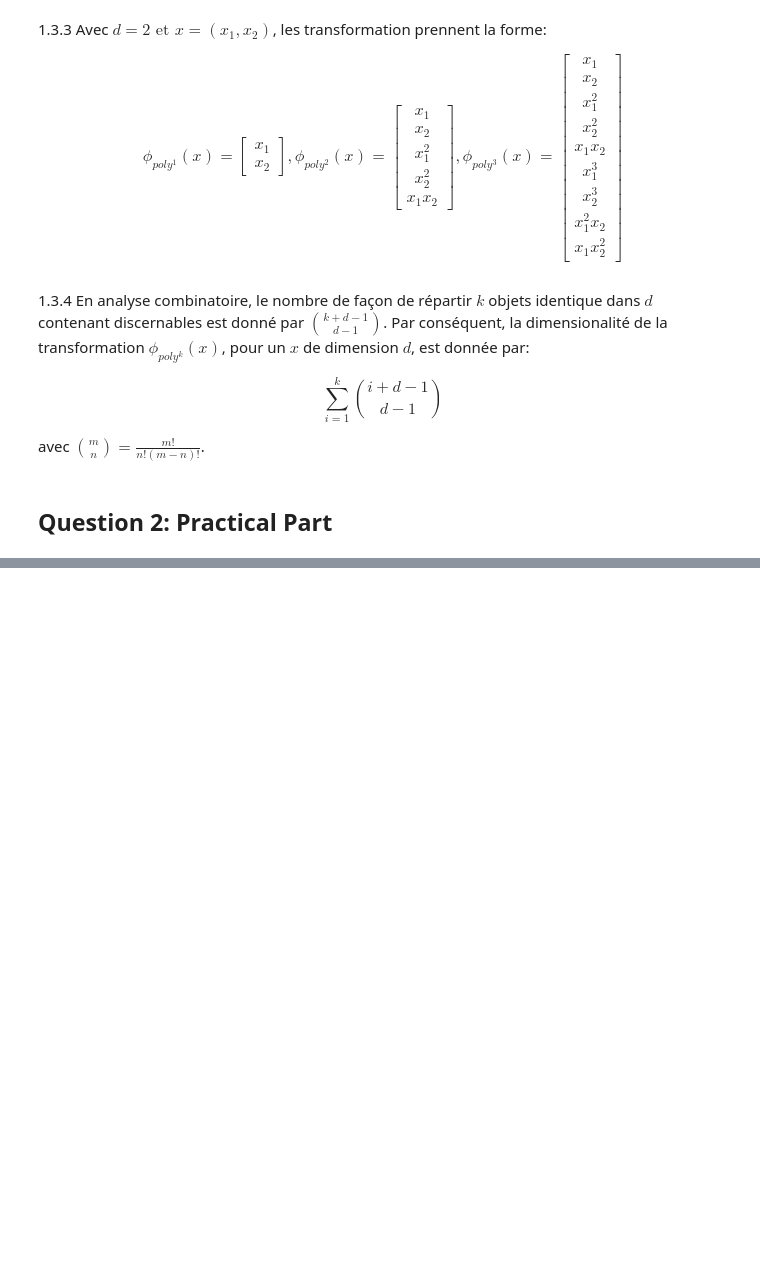
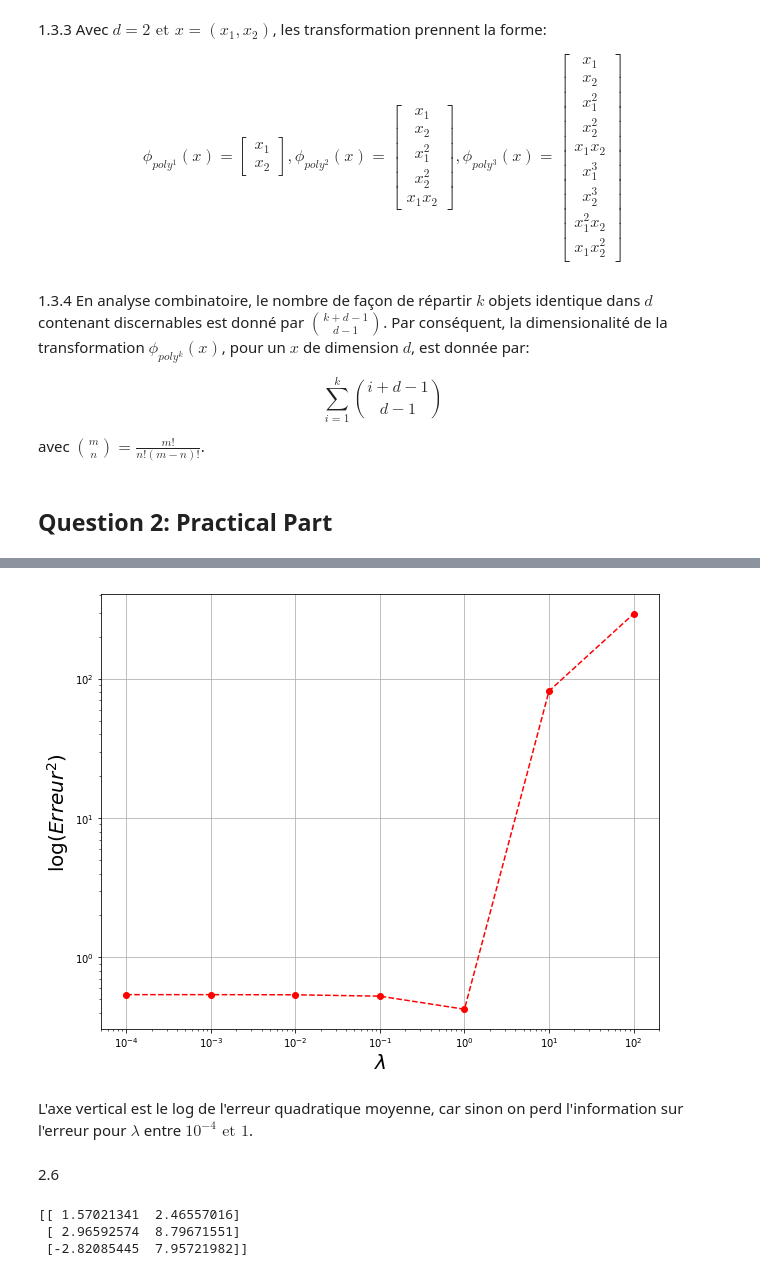
Before and after one commit to OMalenfantThuot/fondements_apprentissage_machine, a Jupyter notebook: Devoir02/Devoir2.ipynb, the cells around one changed output, grey strips where cells are left out. Drawn from its saved outputs; the diff is of its cells as text; code cells hidden in the pictures; blank space fills up the shorter version.

```diff
--- a/Devoir02/Devoir2.ipynb
+++ b/Devoir02/Devoir2.ipynb
@@ -211,0 +286,29 @@ class Regression_gradient:
+# %%
+data_test = 10 * (np.random.rand(100) - 0.5).reshape(100,1)
+targets = h(data_test)
+lambda_values = [0.0001, 0.001, 0.01, 0.1, 1., 10., 100.]
+# %%
+quad_loss = []
+
+for Lambda in lambda_values:
+    Reg = Regression_gradient(Lambda = Lambda, maxiter=50)
+    Reg.train(data_x,data_h)
+    predictions = Reg.predict(data_test)
+    quad_loss.append(np.mean((predictions - targets)**2))
+# %%
+fig, ax = plt.subplots(figsize = (10, 8))
+
+ax.loglog(lambda_values, np.log(quad_loss), 'o--', c = 'r')
+ax.set_xlabel('$\lambda$')
+ax.set_ylabel('$\log(Erreur^2)$')
+ax.xaxis.label.set_fontsize(20)
+ax.yaxis.label.set_fontsize(20)
+ax.grid(True)
+plt.show()
+plt.close()
+# %% [output]
+[figure, added]
+# %% [markdown]
+L'axe vertical est le log de l'erreur quadratique moyenne, car sinon on perd l'information sur l'erreur pour $\lambda$ entre $10^{-4} \text{ et } 1$.
+# %% [markdown]
+2.6
@@ -211,0 +317,12 @@ class Regression_gradient:
+# %%
+data_x = np.array([[ 1.57021341 , 2.46557016],
+ [ 2.96592574 , 8.79671551],
+ [-2.82085445 , 7.95721982]])
+data_h = np.array([[ 0.47106385],
+ [ 0.06454255],
+ [-2.16152354]])
+print(data_x)
+# %% [output]
+[[ 1.57021341  2.46557016]
+ [ 2.96592574  8.79671551]
+ [-2.82085445  7.95721982]]
```
Also changed, not shown: parts of 16 cells of this notebook, 1 other file.
